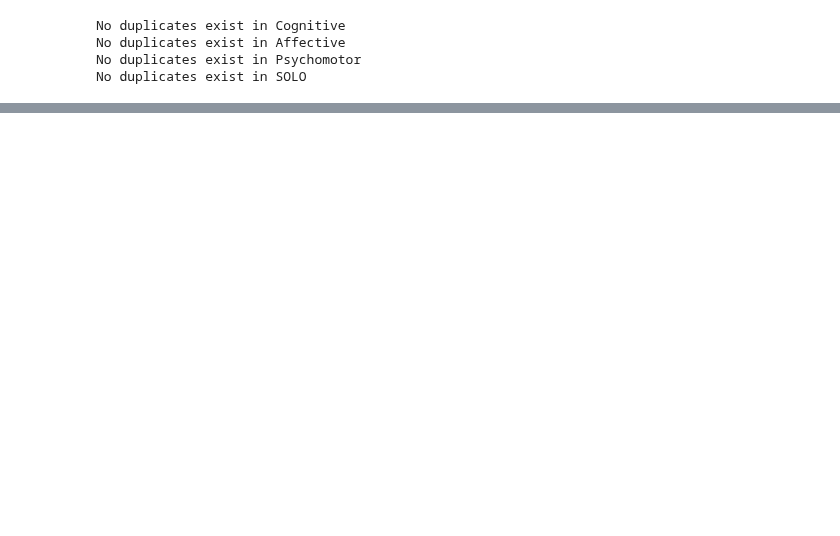
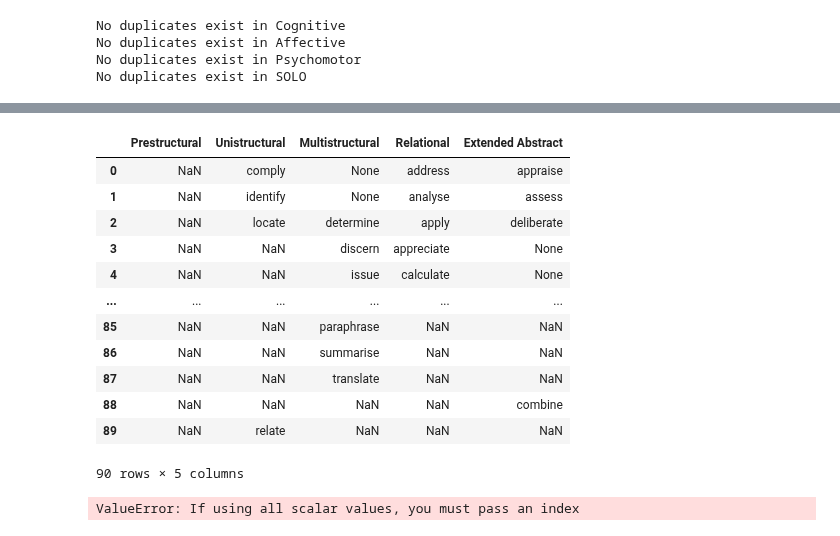
Before and after one commit to 3drdsh3in/Course_Design_For_Accreditation, a Jupyter notebook: Classification_Bloom_Solo_Mapping.ipynb, the cells around one changed output, grey strips where cells are left out. Cells and saved outputs as stored; diff of their text form; code cells hidden in the pictures; blank space fills up the shorter version.

```diff
--- a/Classification_Bloom_Solo_Mapping.ipynb
+++ b/Classification_Bloom_Solo_Mapping.ipynb
@@ -554,0 +624,38 @@ Total percentage of mappings passed:  50 %
+# %%
+
+solo_copy
+# %% [output]
+|  | Prestructural | Unistructural | Multistructural | Relational | Extended Abstract |
+| 0 | NaN | comply | None | address | appraise |
+| 1 | NaN | identify | None | analyse | assess |
+| 2 | NaN | locate | determine | apply | deliberate |
+| 3 | NaN | NaN | discern | appreciate | None |
+| 4 | NaN | NaN | issue | calculate | None |
+| ... | ... | ... | ... | ... | ... |
+| 85 | NaN | NaN | paraphrase | NaN | NaN |
+| 86 | NaN | NaN | summarise | NaN | NaN |
+| 87 | NaN | NaN | translate | NaN | NaN |
+| 88 | NaN | NaN | NaN | NaN | combine |
+| 89 | NaN | relate | NaN | NaN | NaN |
+90 rows × 5 columns
+# %%
+def remove_nan_values(taxonomy_verb_df):
+    dict = {}
+    for i in range(taxonomy_verb_df.shape[0]): # Level
+        for j in range(taxonomy_verb_df.shape[1]): # Verb
+            verb = taxonomy_verb_df.iloc[i, j]
+
+            if verb is None or not verb or pd.isna(verb): continue
+
+            verb_level = taxonomy_verb_df[taxonomy_verb_df == verb].stack().index[0][1]
+            dict[verb_level] = verb
+
+
+    new_df = pd.DataFrame(dict)
+    return new_df
+
+
+df = remove_nan_values(solo_copy)
+df
+# %% [output]
+ValueError: If using all scalar values, you must pass an index
```
Also changed, not shown: parts of 20 cells of this notebook, 5 other files.
